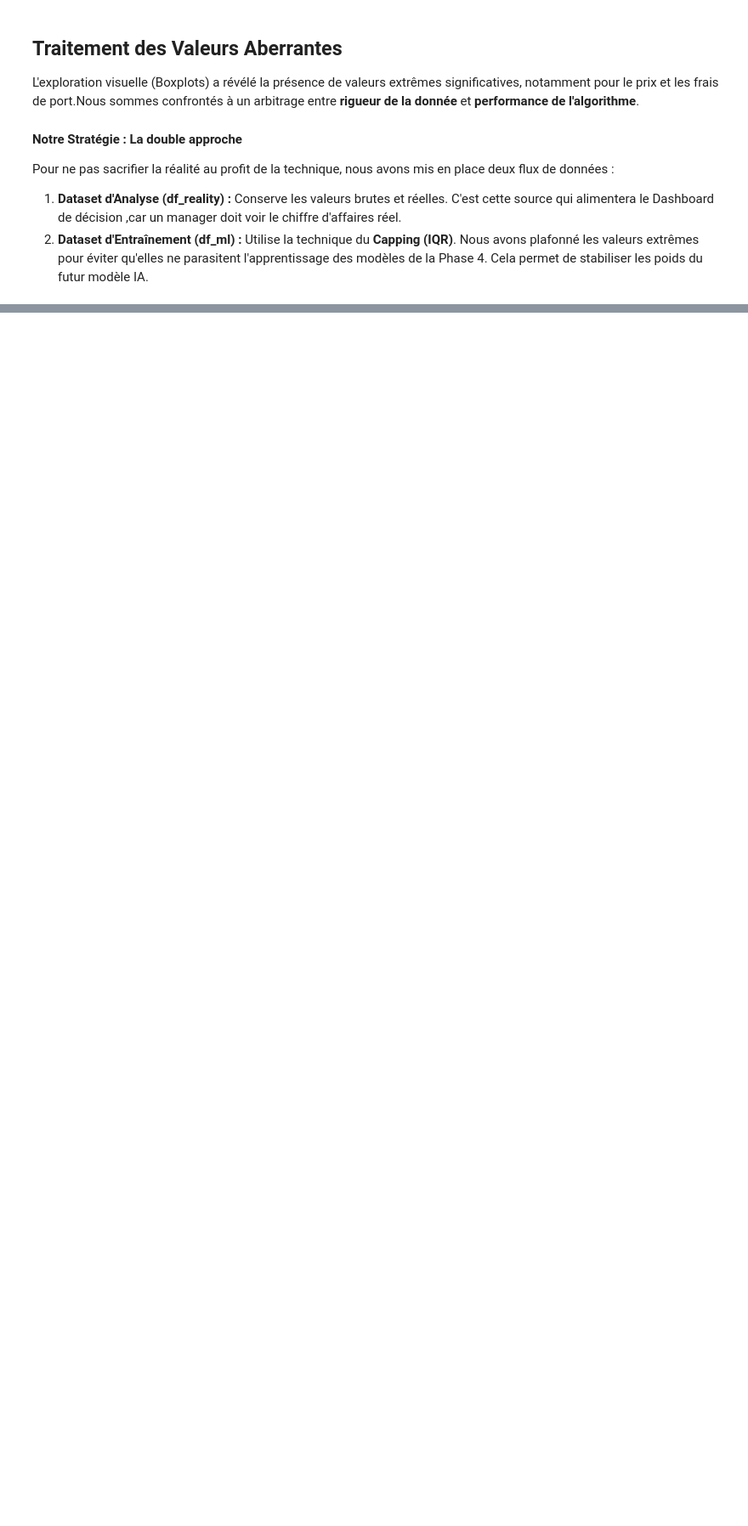
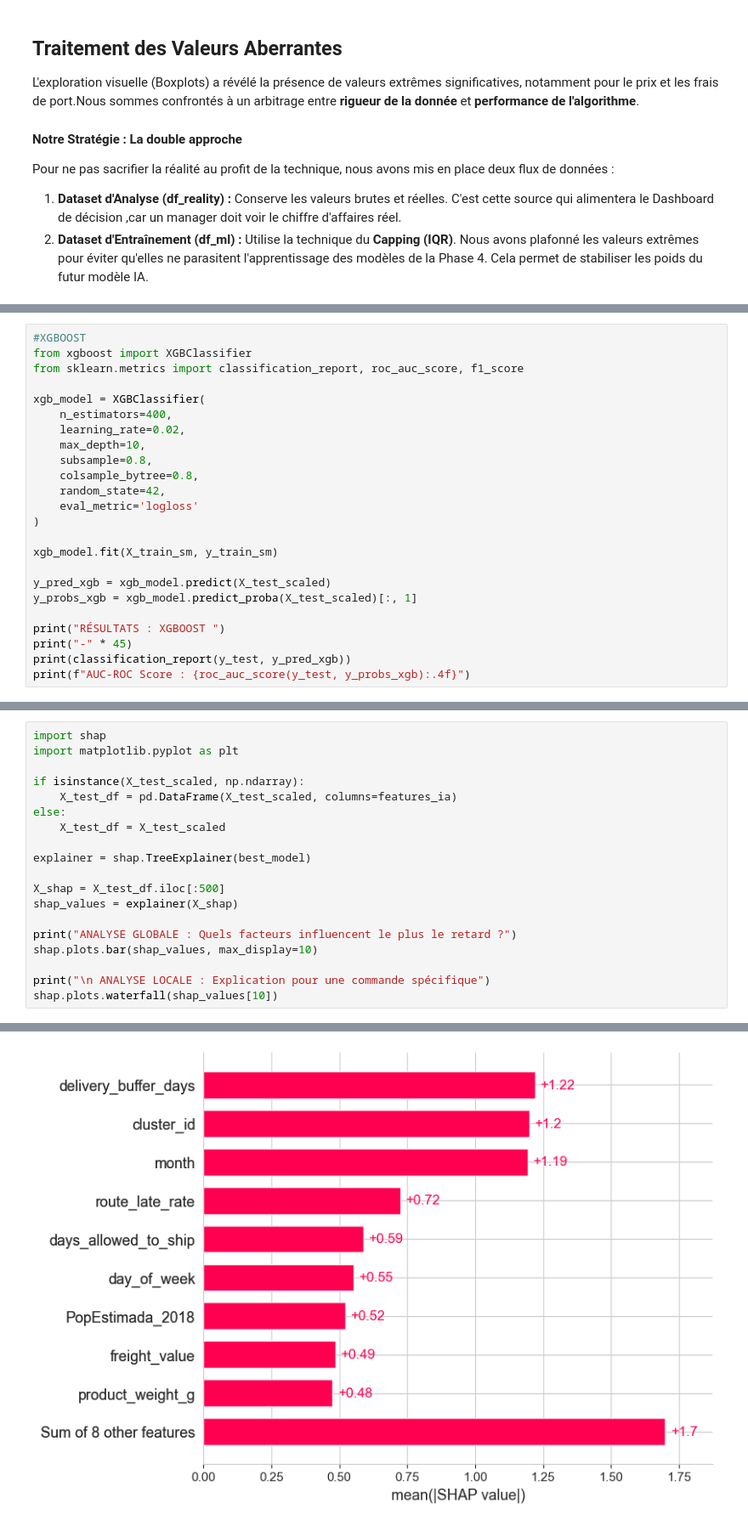
Before and after one commit to brahimhatim265/DATA-DRIVEN-DECISION-MAKING, a Jupyter notebook: notebooks/Brahim.ipynb, the cells around one changed output, grey strips where cells are left out. Shown at 85% size. Drawn from its saved outputs; the diff is of its cells as text; blank space fills up the shorter version.

Commit message:
LIVRABLE FINAL PHASE 4 : Notebook complet et fichiers de prédictions pour le Dashboard

```diff
--- a/notebooks/Brahim.ipynb
+++ b/notebooks/Brahim.ipynb
@@ -533,0 +761,24 @@ Pour ne pas sacrifier la réalité au profit de la technique, nous avons mis en
+# %%
+#XGBOOST
+from xgboost import XGBClassifier
+from sklearn.metrics import classification_report, roc_auc_score, f1_score
+
+xgb_model = XGBClassifier(
+    n_estimators=400,
+    learning_rate=0.02,
+    max_depth=10,
+    subsample=0.8,
+    colsample_bytree=0.8,
+    random_state=42,
+    eval_metric='logloss'
+)
+
+xgb_model.fit(X_train_sm, y_train_sm)
+
+y_pred_xgb = xgb_model.predict(X_test_scaled)
+y_probs_xgb = xgb_model.predict_proba(X_test_scaled)[:, 1]
+
+print("RÉSULTATS : XGBOOST ")
+print("-" * 45)
+print(classification_report(y_test, y_pred_xgb))
+print(f"AUC-ROC Score : {roc_auc_score(y_test, y_probs_xgb):.4f}")
@@ -533,0 +907,20 @@ Pour ne pas sacrifier la réalité au profit de la technique, nous avons mis en
+# %%
+import shap
+import matplotlib.pyplot as plt
+
+if isinstance(X_test_scaled, np.ndarray):
+    X_test_df = pd.DataFrame(X_test_scaled, columns=features_ia)
+else:
+    X_test_df = X_test_scaled
+
+explainer = shap.TreeExplainer(best_model)
+
+X_shap = X_test_df.iloc[:500]
+shap_values = explainer(X_shap)
+
+print("ANALYSE GLOBALE : Quels facteurs influencent le plus le retard ?")
+shap.plots.bar(shap_values, max_display=10)
+
+print("\n ANALYSE LOCALE : Explication pour une commande spécifique")
+shap.plots.waterfall(shap_values[10])
+# %% [output]
@@ -533,0 +928 @@ Pour ne pas sacrifier la réalité au profit de la technique, nous avons mis en
+[figure, added]
```
Also changed, not shown: parts of 22 cells of this notebook, 2 other files.
